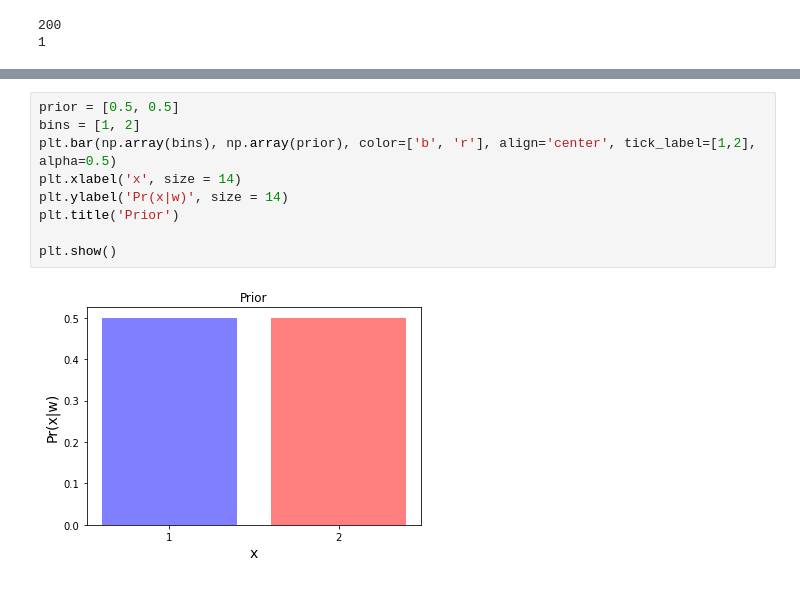
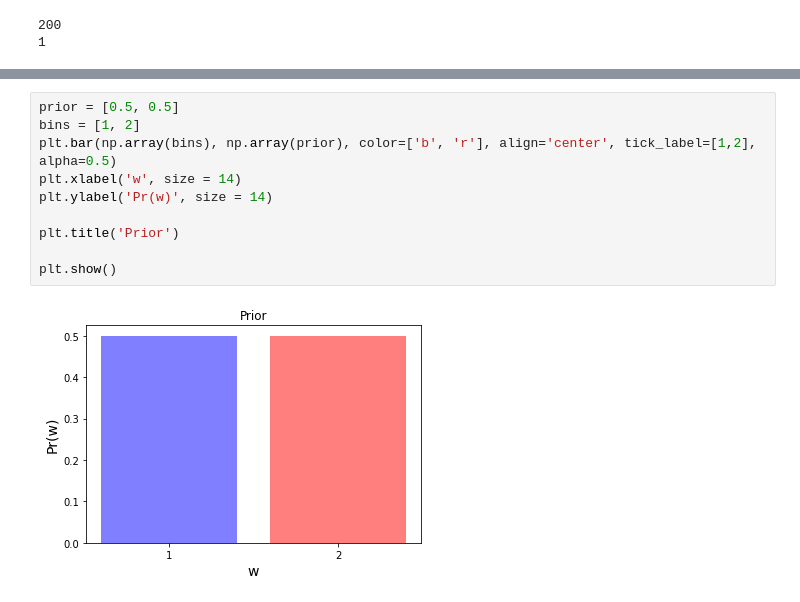
Before and after one commit to vduckute1812/MineSweeper, a Jupyter notebook: 6.1 Basic Generative Classifier.ipynb, the cells around one changed output, grey strips where cells are left out. Drawn from its saved outputs; the diff is of its cells as text.

```diff
--- a/6.1 Basic Generative Classifier.ipynb
+++ b/6.1 Basic Generative Classifier.ipynb
@@ -39,14 +39,15 @@ plt.show()
 # %%
 prior = [0.5, 0.5]
 bins = [1, 2]
 plt.bar(np.array(bins), np.array(prior), color=['b', 'r'], align='center', tick_label=[1,2], alpha=0.5)
-plt.xlabel('x', size = 14)
-plt.ylabel('Pr(x|w)', size = 14)
+plt.xlabel('w', size = 14)
+plt.ylabel('Pr(w)', size = 14)
+
 plt.title('Prior')
 
 plt.show()
 # %% [output]
-[figure, old version]
+[figure, new version]
 # %%
 def mleNorm(x):
     I = x.size;
```
Also changed, not shown: parts of 4 cells of this notebook.
